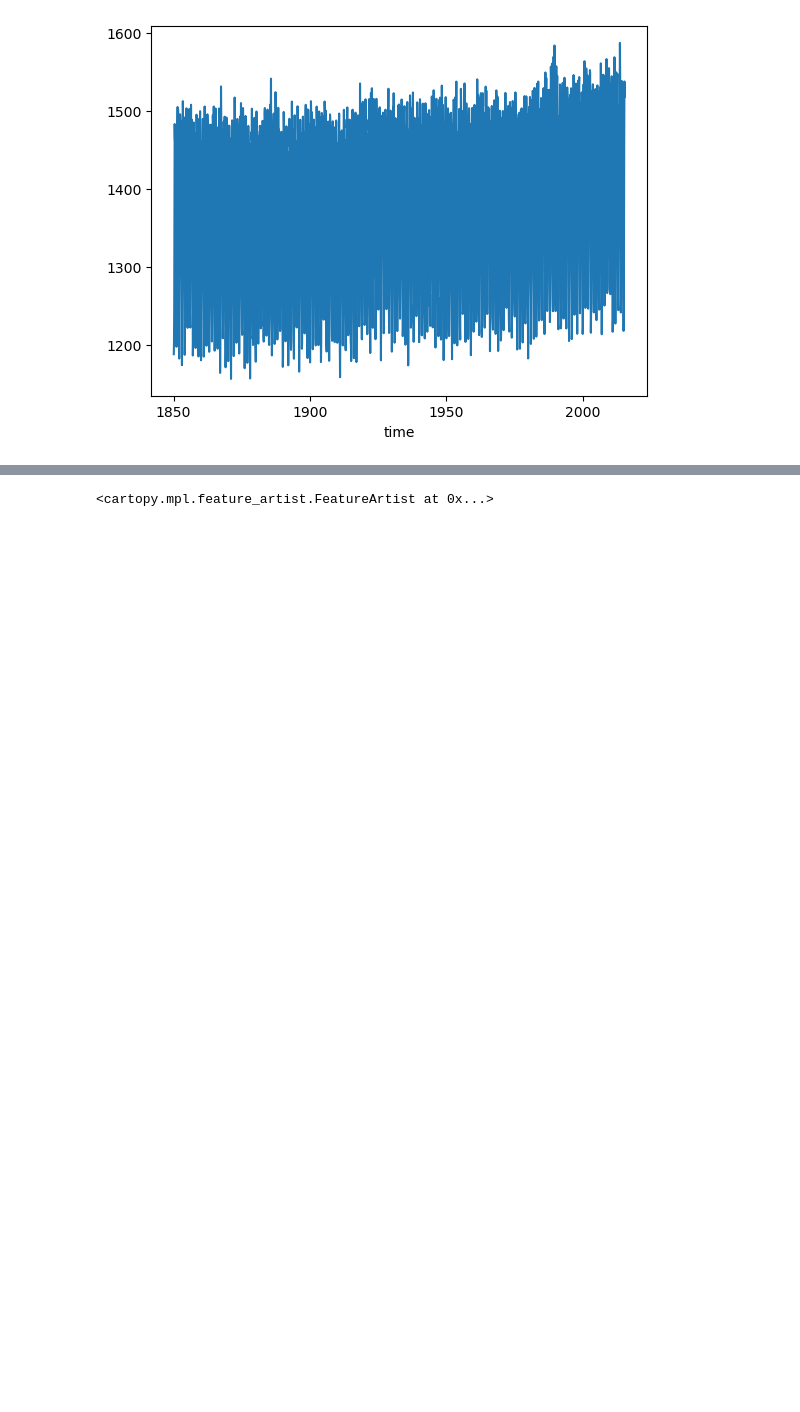
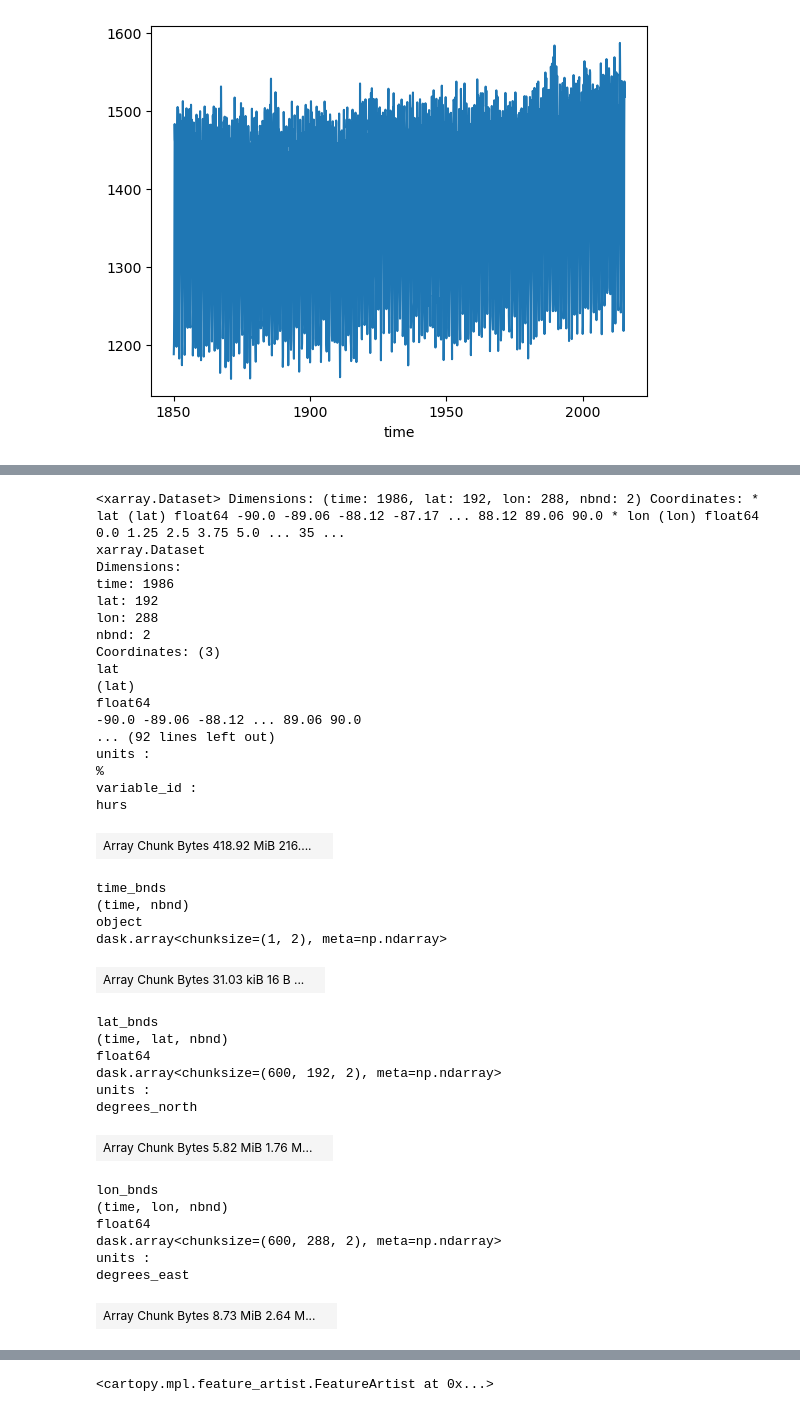
Before and after one commit to njbrodie/DSC180B-B03, a Jupyter notebook: vpd_calc.ipynb, the cells around one changed output, grey strips where cells are left out. Saved outputs shown, nothing was run; the diff lists cells and outputs as text; code cells hidden in the pictures; blank space fills up the shorter version.

```diff
--- a/vpd_calc.ipynb
+++ b/vpd_calc.ipynb
@@ -41,0 +71,40 @@ vpd1.plot()
+# %%
+hurs
+# %% [output]
+<xarray.Dataset> Dimensions: (time: 1986, lat: 192, lon: 288, nbnd: 2) Coordinates: * lat (lat) float64 -90.0 -89.06 -88.12 -87.17 ... 88.12 89.06 90.0 * lon (lon) float64 0.0 1.25 2.5 3.75 5.0 ... 35 ...
+xarray.Dataset
+Dimensions:
+time: 1986
+lat: 192
+lon: 288
+nbnd: 2
+Coordinates: (3)
+lat
+(lat)
+float64
+-90.0 -89.06 -88.12 ... 89.06 90.0
+... (92 lines left out)
+units :
+%
+variable_id :
+hurs
+| Array Chunk Bytes 418.92 MiB 216.... |  |
+time_bnds
+(time, nbnd)
+object
+dask.array<chunksize=(1, 2), meta=np.ndarray>
+| Array Chunk Bytes 31.03 kiB 16 B ... |  |
+lat_bnds
+(time, lat, nbnd)
+float64
+dask.array<chunksize=(600, 192, 2), meta=np.ndarray>
+units :
+degrees_north
+| Array Chunk Bytes 5.82 MiB 1.76 M... |  |
+lon_bnds
+(time, lon, nbnd)
+float64
+dask.array<chunksize=(600, 288, 2), meta=np.ndarray>
+units :
+degrees_east
+| Array Chunk Bytes 8.73 MiB 2.64 M... |  |
```
Also changed, not shown: parts of 4 cells of this notebook, 2 other files.
